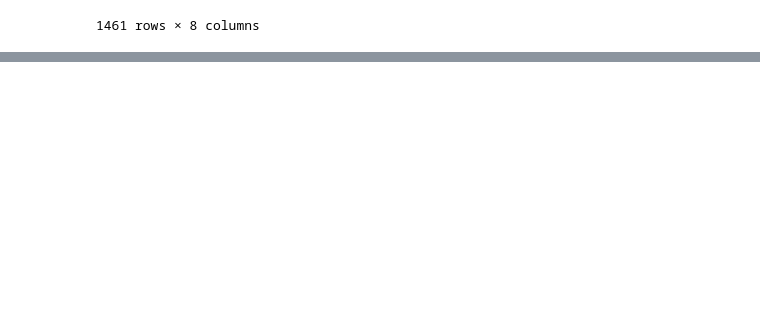
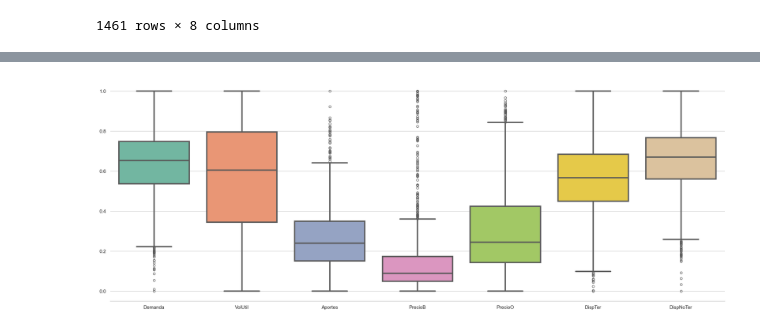
Before and after one commit to Yanalxis/Prediccion-del-precio-en-bolsa-de-la-energ-a-el-ctrica, a Jupyter notebook: Analisis_estadisticos/2016-2020/Prepandemia.ipynb, the cells around one changed output, grey strips where cells are left out. Saved outputs shown, nothing was run; the diff lists cells and outputs as text; code cells hidden in the pictures; blank space fills up the shorter version.

Commit message:
Analisis prepandemia
Analisis prepandemia

```diff
--- a/Analisis_estadisticos/2016-2020/Prepandemia.ipynb
+++ b/Analisis_estadisticos/2016-2020/Prepandemia.ipynb
@@ -71,3 +71,8 @@ df_filtrado
 | 1459 | 2019-12-30 | 7.926581e+06 | 1.107393e+10 | 110690400.0 | 323.892900 | 309.392542 | 4.285540e+06 | 9.428000e+06 |
 | 1460 | 2019-12-31 | 7.280831e+06 | 1.112610e+10 | 167617400.0 | 274.955105 | 319.926415 | 4.320125e+06 | 9.821419e+06 |
 1461 rows × 8 columns
+# %%
+ncol = len(df_filtrado.columns)  # Calcula el número de columnas en el DataFrame.
+name_column = list(df_filtrado.columns)  # Crea una lista con los nombres de las columnas.
+print(ncol)  # Imprime el número de columnas.
+print(name_column)  # Imprime la lista de nombres de columnas.
@@ -73,0 +122,2 @@ df_filtrado
+# %%
+df_DataModelAnalisis = df_filtrado[name_column[1::]]  # Crea un nuevo DataFrame con columnas seleccionadas.
@@ -73,0 +133,12 @@ df_filtrado
+# %%
+# Inicializamos el escalador MinMaxScaler con el rango deseado de 0 a 1.
+MinMax = MinMaxScaler(copy=True, feature_range=(0, 1))
+
+# Obtenemos los nombres de las columnas del DataFrame para su uso posterior.
+nombres = df_DataModelAnalisis.columns
+
+# Aplicamos la transformación MinMax a los datos para normalizarlos.
+Datos_Min_Max = MinMax.fit_transform(df_DataModelAnalisis)
+
+# Convertimos el array resultante en un DataFrame y asignamos los nombres de las columnas originales.
+Datos_Min_Max = pd.DataFrame(Datos_Min_Max, columns = nombres)
@@ -73,0 +159,14 @@ df_filtrado
+# %%
+# Configuramos el tamaño de la figura para los gráficos de Seaborn.
+sns.set(rc={'figure.figsize':(25,9)})
+
+# Establecemos el estilo del gráfico a 'whitegrid' para un fondo con rejilla blanca.
+sns.set(style="whitegrid")
+
+# Creamos un boxplot de los datos normalizados con un ancho de línea específico y una paleta de colores.
+sns.boxplot(data = Datos_Min_Max, linewidth = 3, palette="Set2", fliersize = 5)
+
+# Eliminamos el borde izquierdo del gráfico para un estilo más limpio.
+sns.despine(left=True)
+# %% [output]
+[figure, added]
```
Also changed, not shown: parts of 10 cells of this notebook.
